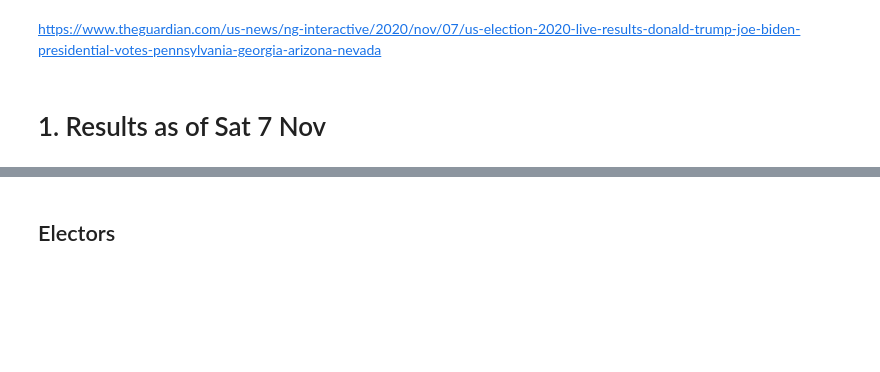
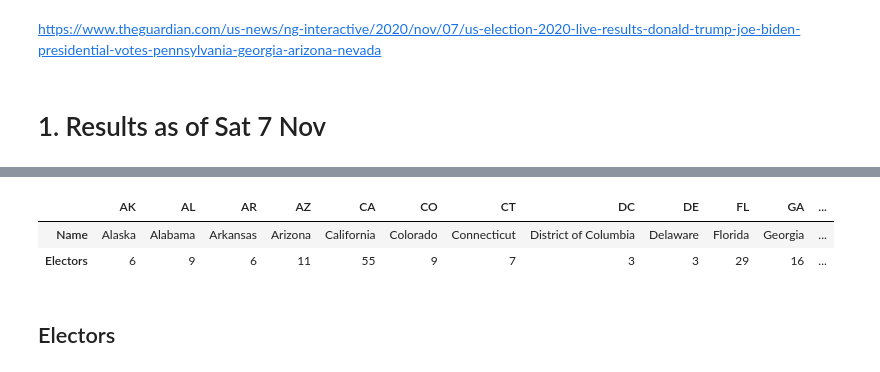
Before and after one commit to pbauermeister/US-Election-2020-Votes, a Jupyter notebook: US Election 2020 by Date.ipynb, the cells around one changed output, grey strips where cells are left out. Saved outputs shown, nothing was run; the diff lists cells and outputs as text; code cells hidden in the pictures; blank space fills up the shorter version.

Commit message:
Cosmetic improvements and new raw data.

```diff
--- a/US Election 2020 by Date.ipynb
+++ b/US Election 2020 by Date.ipynb
@@ -191,6 +192,12 @@ pd.DataFrame(new_data)
 | Biden%may | 67.59 | 37.08 | 36.99 | (54.58) | (77.29) | (58.51) | (58.93) | (94.81) | (59.64) | 48.64 | (49.99) | ... |
 | Jorgensen%may | 52.19 | 2.08 | 3.80 | 11.35 | 35.30 | 7.53 | 2.51 | 11.27 | 2.40 | 1.90 | 2.23 | ... |
 | may | Biden |  |  | Trump | Trump |  |  |  |  |  | Trump | ... |
+# %%
+pd.DataFrame(electors_by_state)
+# %% [output]
+|  | AK | AL | AR | AZ | CA | CO | CT | DC | DE | FL | GA | ... |
+| Name | Alaska | Alabama | Arkansas | Arizona | California | Colorado | Connecticut | District of Columbia | Delaware | Florida | Georgia | ... |
+| Electors | 6 | 9 | 6 | 11 | 55 | 9 | 7 | 3 | 3 | 29 | 16 | ... |
 # %% [markdown]
 ## Electors
 # %%
```
Also changed, not shown: parts of 8 cells of this notebook, 3 other files.
